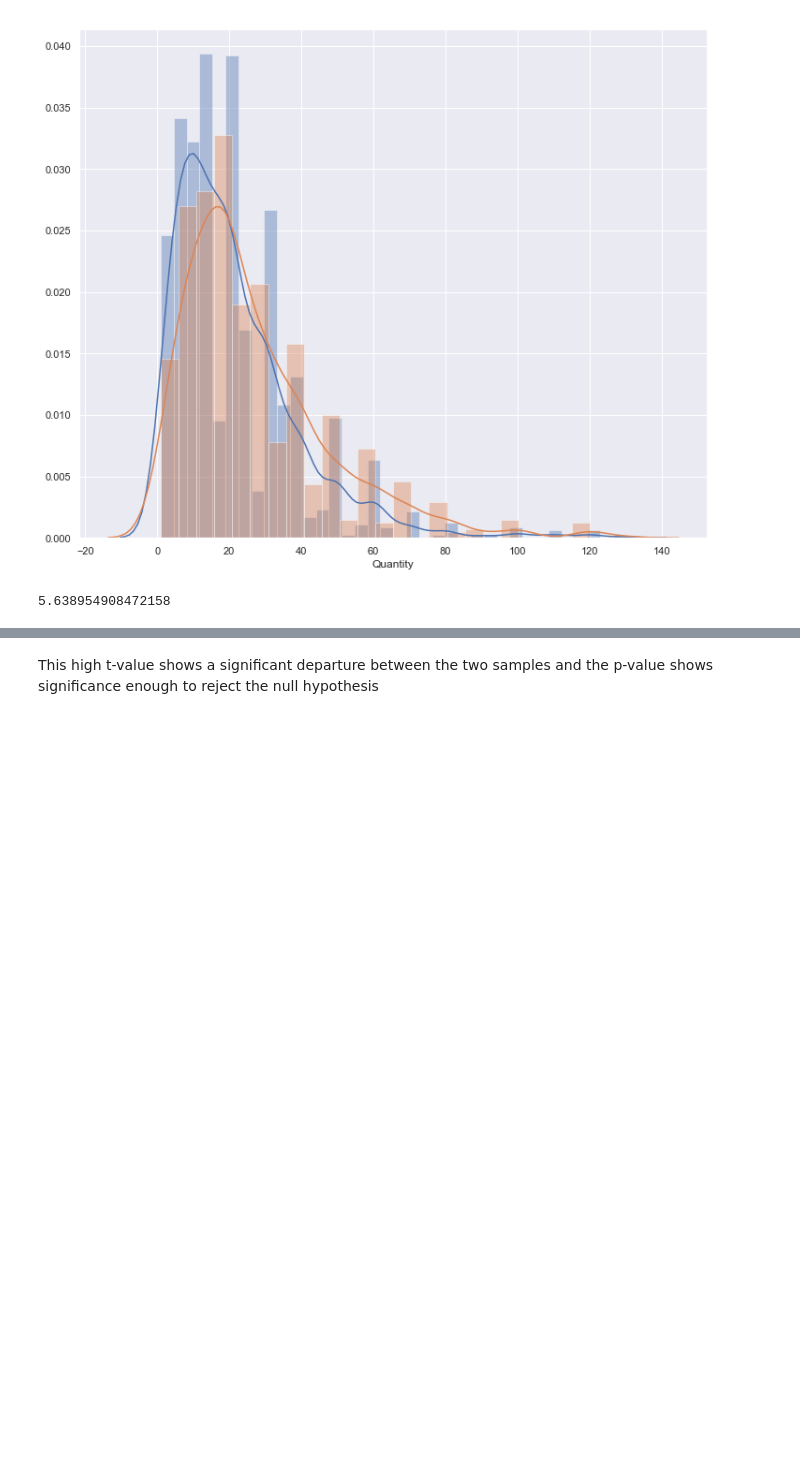
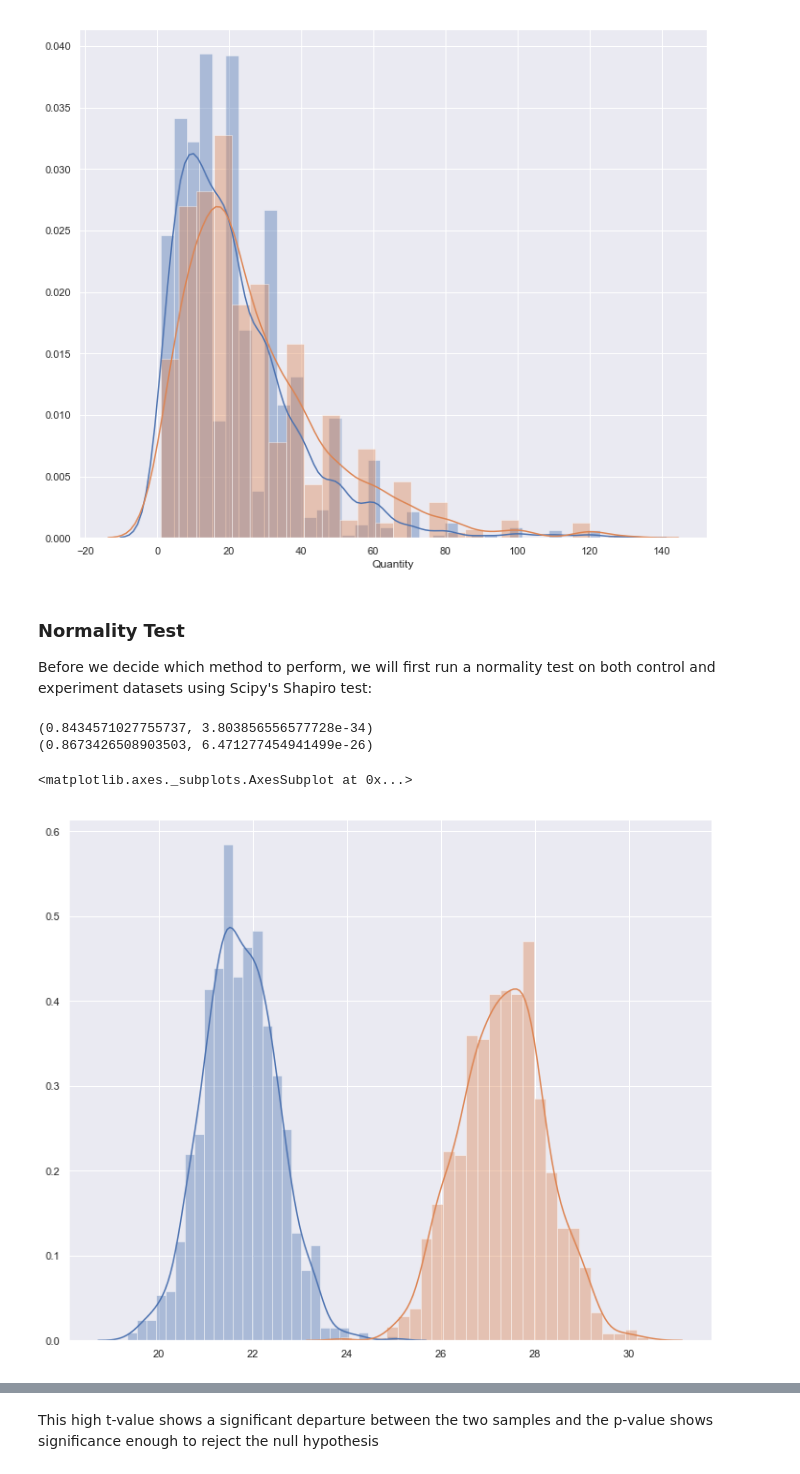
Before and after one commit to Jason-M-Richards/Hypotheses-Testing-for-Northwind-SQL-database, a Jupyter notebook: final_notebook.ipynb, the cells around one changed output, grey strips where cells are left out. Saved outputs shown, nothing was run; the diff lists cells and outputs as text; code cells hidden in the pictures; blank space fills up the shorter version.

```diff
--- a/final_notebook.ipynb
+++ b/final_notebook.ipynb
@@ -260,8 +260,10 @@ import matplotlib.pyplot as plt
 Now that we have our packages, we will run a t-test to look at the mean differences between our control (no discount) and experiment (some discount).
 # %%
 experiment = hyp1[hyp1.Discount != 0.00]
+experiment1 = experiment.Quantity
 # %%
 control = hyp1[hyp1.Discount == 0.00]
+control1 = control.Quantity
 # %%
 experiment.head()
 # %% [output]
@@ -309,10 +295,38 @@ sns.distplot(experiment.Quantity) # Orange distribution
 # %% [output]
 <matplotlib.axes._subplots.AxesSubplot at 0x...>
 [figure]
-# %%
-control.Quantity.mean()
-experiment.Quantity.mean()
-experiment.Quantity.mean() - control.Quantity.mean()
-# %% [output]
-5.638954908472158
+# %% [markdown]
+### Normality Test
+Before we decide which method to perform, we will first run a normality test on both control and experiment datasets using Scipy's Shapiro test:
+# %%
+print(stats.shapiro(control1))
+print(stats.shapiro(experiment1))
+# %% [output]
+(0.8434571027755737, 3.803856556577728e-34)
+(0.8673426508903503, 6.471277454941499e-26)
+# %%
+def create_sample(df,n):
+    sample=[]
+    while len(sample) < n:
+        x = np.random.choice(df)
+        sample.append(x)
+    return sample
+def create_sampling_distribution(df, dist_size=1000, n=500):
+    sample_dist = []
+    while len(sample_dist) < dist_size:
+        sample = create_sample(df,n)
+        sample_mean = sum(sample)/len(sample)
+        sample_dist.append(sample_mean)
+    return sample_dist
+# %%
+control_c = create_sampling_distribution(control1)
+experiment_c = create_sampling_distribution(experiment1)
+# %%
+sns.set(color_codes=True)
+sns.set(rc={'figure.figsize':(12,10)})
+sns.distplot(control_c) # Blue distribution
+sns.distplot(experiment_c) # Orange distribution
+# %% [output]
+<matplotlib.axes._subplots.AxesSubplot at 0x...>
+[figure, added]
 # %% [markdown]
```
Also changed, not shown: parts of 54 cells of this notebook, 1 other file.
